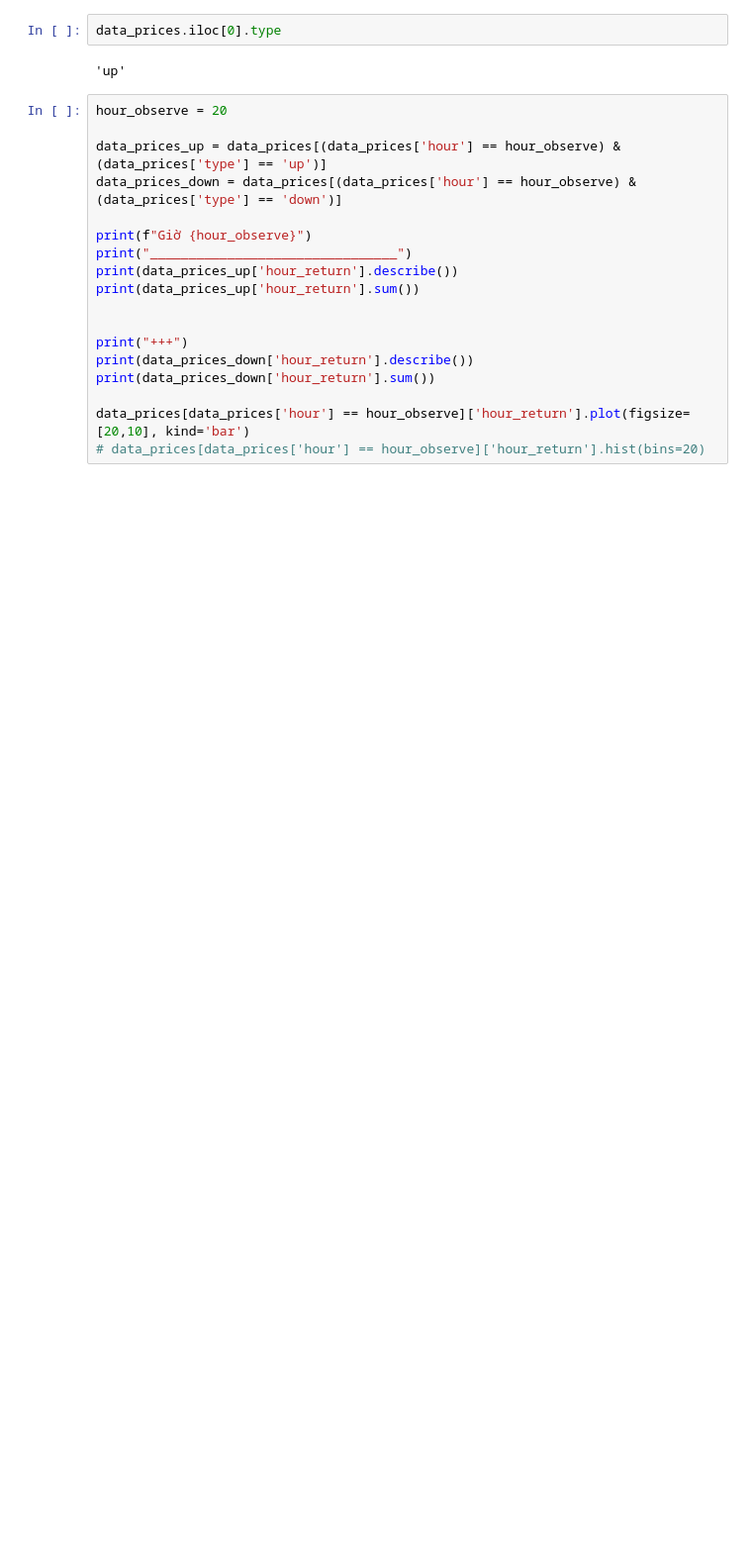
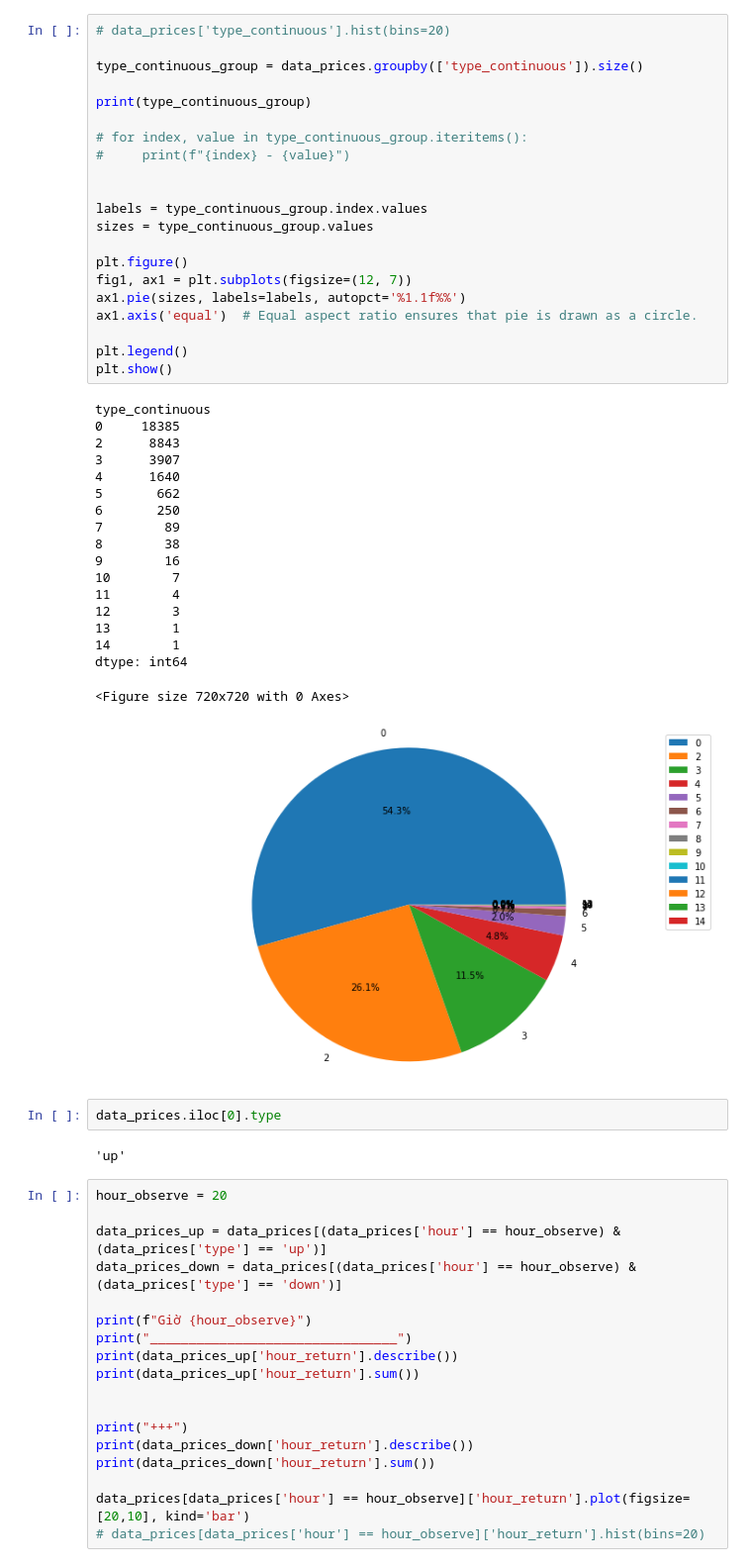
Before and after one commit to bachpx195/the_big_trade, a Jupyter notebook: TheBigTrade/HighestHourInDay.ipynb, the cells around one changed output. Shown at 99% size. Cells and saved outputs as stored; diff of their text form; blank space fills up the shorter version.

```diff
--- a/TheBigTrade/HighestHourInDay.ipynb
+++ b/TheBigTrade/HighestHourInDay.ipynb
@@ -110,3 +110,43 @@ date
+# %%
+# data_prices['type_continuous'].hist(bins=20)
+
+type_continuous_group = data_prices.groupby(['type_continuous']).size()
+
+print(type_continuous_group)
+
+# for index, value in type_continuous_group.iteritems():
+#     print(f"{index} - {value}")
+
+
+labels = type_continuous_group.index.values
+sizes = type_continuous_group.values
+
+plt.figure()
+fig1, ax1 = plt.subplots(figsize=(12, 7))
+ax1.pie(sizes, labels=labels, autopct='%1.1f%%')
+ax1.axis('equal')  # Equal aspect ratio ensures that pie is drawn as a circle.
+
+plt.legend()
+plt.show()
+# %% [output]
+type_continuous
+0     18385
+2      8843
+3      3907
+4      1640
+5       662
+6       250
+7        89
+8        38
+9        16
+10        7
+11        4
+12        3
+13        1
+14        1
+dtype: int64
+<Figure size 720x720 with 0 Axes>
+[figure, added]
 # %%
 data_prices.iloc[0].type
 # %% [output]
```
Also changed, not shown: parts of 2 cells of this notebook, 1 other file.
